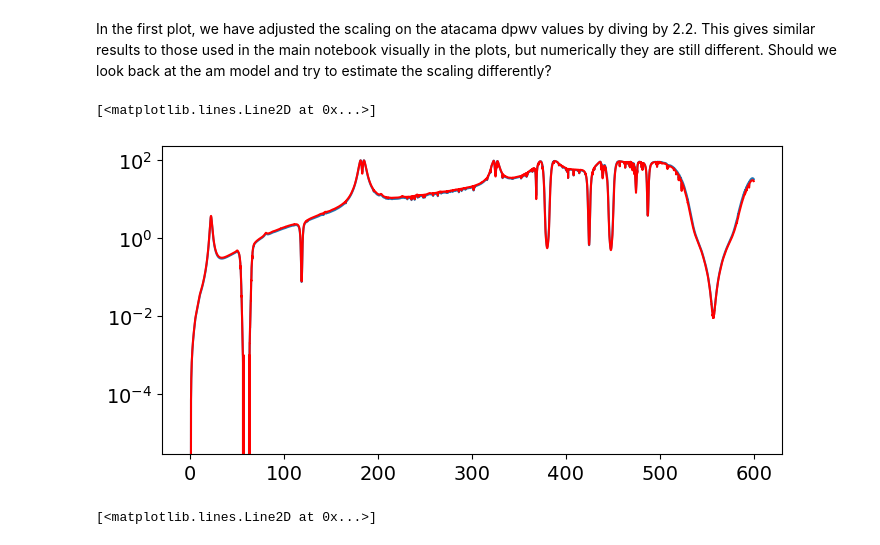
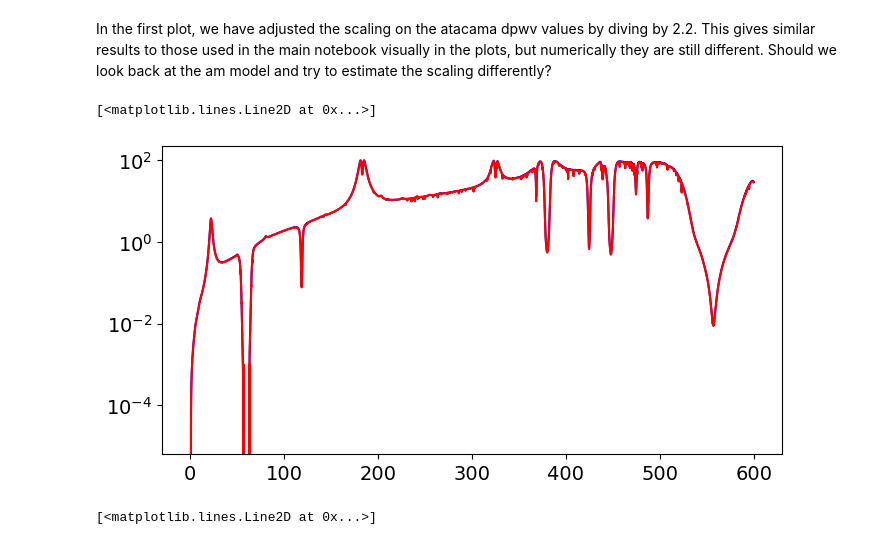
Before and after one commit to JohnRuhl/Atmos_pwv_flucts, a Jupyter notebook: Jacobians_am.ipynb, the cells around one changed output. Drawn from its saved outputs; the diff is of its cells as text; code cells hidden in the pictures.

```diff
--- a/Jacobians_am.ipynb
+++ b/Jacobians_am.ipynb
@@ -197,11 +201,14 @@ print(a900[4]/2.22, Tbdiff_atacama)
 # %% [markdown]
 In the first plot, we have adjusted the scaling on the atacama dpwv values by diving by 2.2.  This gives similar results to those used in the main notebook visually in the plots, but numerically they are still different. Should we look back at the am model and try to estimate the scaling differently?
 # %%
-plt.semilogy(act_freq, a900[4])#/0.966)
+x=(a900[4]/0.932)+(a1000[4]/0.932)
+plt.semilogy(freq, x/2, color='blue')
+#plt.semilogy(act_freq, a900[4])#/0.966)
+#plt.semilogy(act_freq, a1000[4])#/0.966)
 plt.semilogy(nuvec,Tbdiff_atacama, color='red')
 # %% [output]
 [<matplotlib.lines.Line2D at 0x...>]
-[figure, old version]
+[figure, new version]
 # %%
 plt.plot(freq,sp300[4]/0.425)
 plt.plot(freq,sp400[4]/0.425)
```
Also changed, not shown: parts of 9 cells of this notebook, 1 other file.
